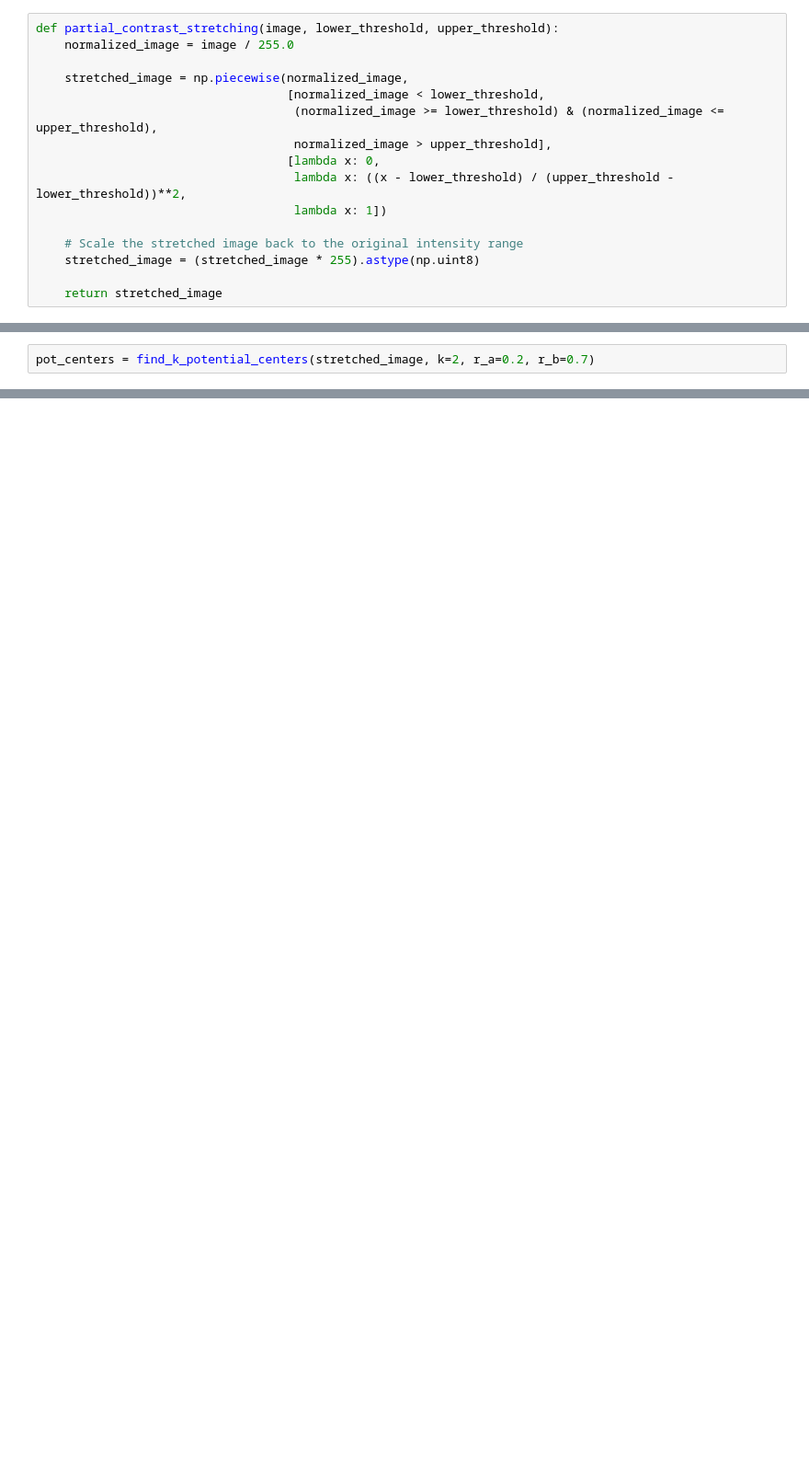
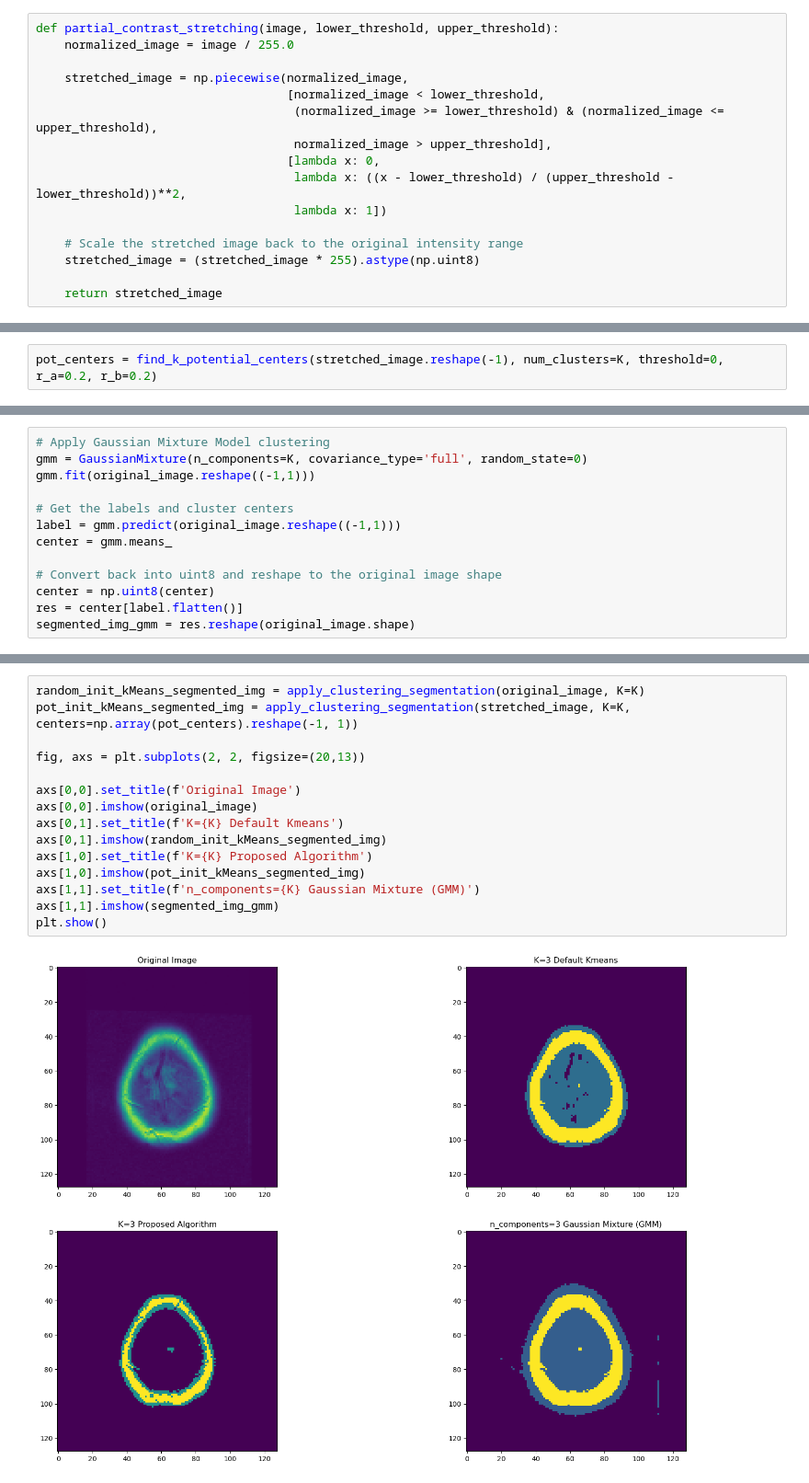
Before and after one commit to maliozturk/image_segmentation, a Jupyter notebook: CMP730.ipynb, the cells around one changed output, grey strips where cells are left out. Shown at 92% size. Saved outputs shown, nothing was run; the diff lists cells and outputs as text; blank space fills up the shorter version.

```diff
--- a/CMP730.ipynb
+++ b/CMP730.ipynb
@@ -145,2 +103,2 @@ def find_k_potential_centers(img, k, r_a, r_b):
 # %%
-pot_centers = find_k_potential_centers(stretched_image, k=2, r_a=0.2, r_b=0.7)
+pot_centers = find_k_potential_centers(stretched_image.reshape(-1), num_clusters=K, threshold=0, r_a=0.2, r_b=0.2)
@@ -168,0 +134,13 @@ plt.imshow(stretched_image)
+# %%
+# Apply Gaussian Mixture Model clustering
+gmm = GaussianMixture(n_components=K, covariance_type='full', random_state=0)
+gmm.fit(original_image.reshape((-1,1)))
+
+# Get the labels and cluster centers
+label = gmm.predict(original_image.reshape((-1,1)))
+center = gmm.means_
+
+# Convert back into uint8 and reshape to the original image shape
+center = np.uint8(center)
+res = center[label.flatten()]
+segmented_img_gmm = res.reshape(original_image.shape)
@@ -168,0 +149,17 @@ plt.imshow(stretched_image)
+# %%
+random_init_kMeans_segmented_img = apply_clustering_segmentation(original_image, K=K)
+pot_init_kMeans_segmented_img = apply_clustering_segmentation(stretched_image, K=K, centers=np.array(pot_centers).reshape(-1, 1))
+
+fig, axs = plt.subplots(2, 2, figsize=(20,13))
+
+axs[0,0].set_title(f'Original Image')
+axs[0,0].imshow(original_image)
+axs[0,1].set_title(f'K={K} Default Kmeans')
+axs[0,1].imshow(random_init_kMeans_segmented_img)
+axs[1,0].set_title(f'K={K} Proposed Algorithm')
+axs[1,0].imshow(pot_init_kMeans_segmented_img)
+axs[1,1].set_title(f'n_components={K} Gaussian Mixture (GMM)')
+axs[1,1].imshow(segmented_img_gmm)
+plt.show()
+# %% [output]
+[figure, added]
```
Also changed, not shown: parts of 29 cells of this notebook, 23 other files.
